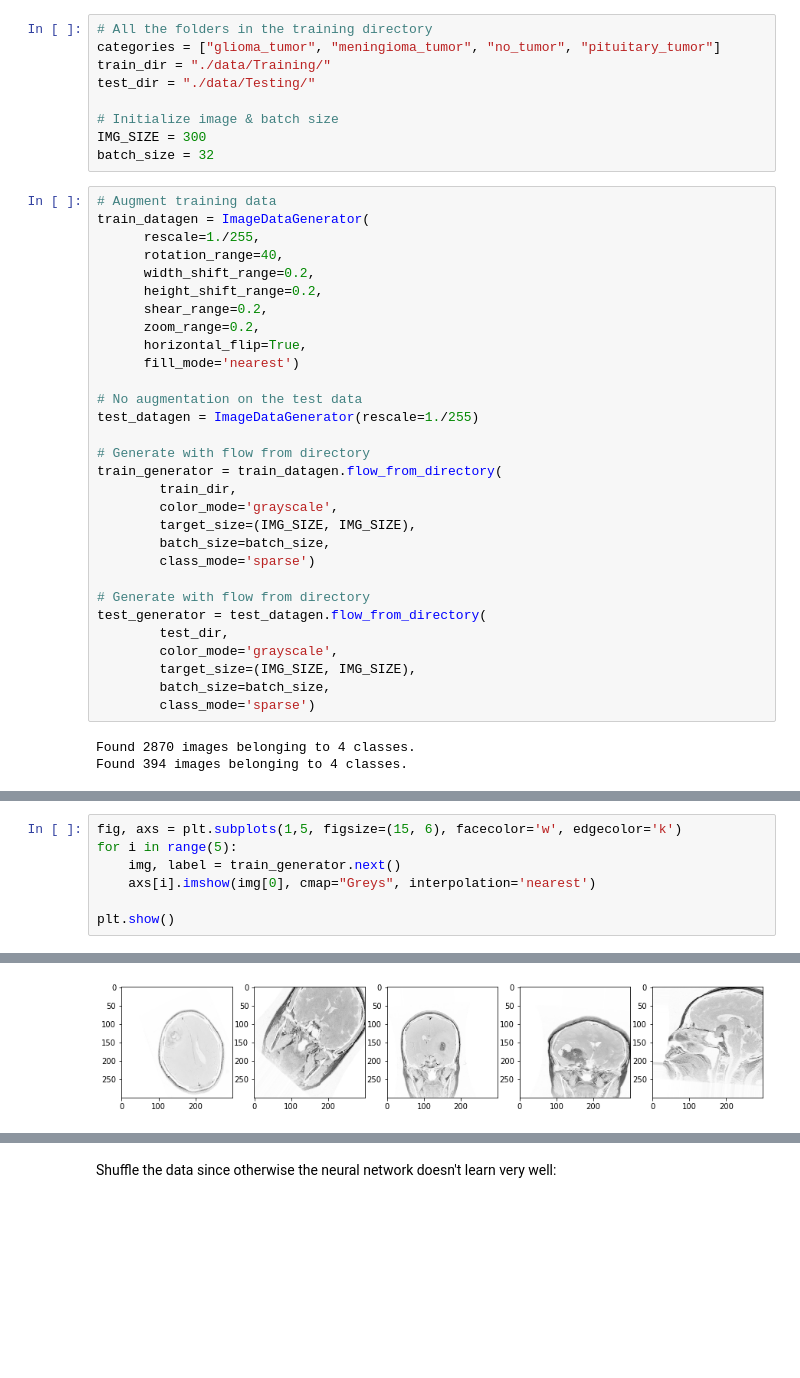
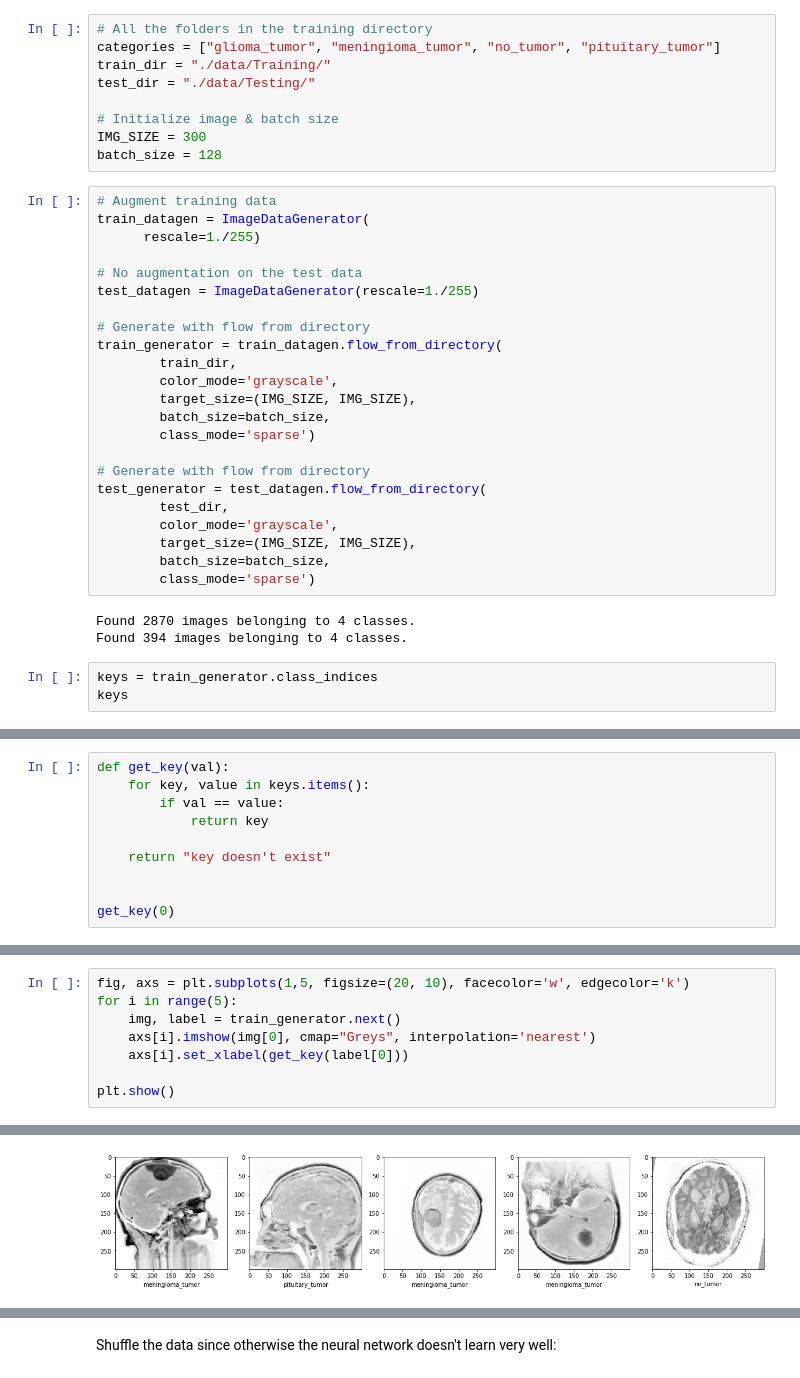
Before and after one commit to Felix-Blom/Brain-Tumor-Detection-Group-Project-DLIP, a Jupyter notebook: Brain Tumor Detection Notebook.ipynb, the cells around one changed output, grey strips where cells are left out. Saved outputs shown, nothing was run; the diff lists cells and outputs as text; blank space fills up the shorter version.

```diff
--- a/Brain Tumor Detection Notebook.ipynb
+++ b/Brain Tumor Detection Notebook.ipynb
@@ -27,18 +47,11 @@ test_dir = "./data/Testing/"
 
 # Initialize image & batch size
 IMG_SIZE = 300
-batch_size = 32
+batch_size = 128
 # %%
 # Augment training data
 train_datagen = ImageDataGenerator(
-      rescale=1./255,
-      rotation_range=40,
-      width_shift_range=0.2,
-      height_shift_range=0.2,
-      shear_range=0.2,
-      zoom_range=0.2,
-      horizontal_flip=True,
-      fill_mode='nearest')
+      rescale=1./255)
 
 # No augmentation on the test data
 test_datagen = ImageDataGenerator(rescale=1./255)
@@ -61,3 +74,6 @@ test_generator = test_datagen.flow_from_directory(
 # %% [output]
 Found 2870 images belonging to 4 classes.
 Found 394 images belonging to 4 classes.
+# %%
+keys = train_generator.class_indices
+keys
@@ -63,0 +82,10 @@ Found 394 images belonging to 4 classes.
+# %%
+def get_key(val):
+    for key, value in keys.items():
+        if val == value:
+            return key
+
+    return "key doesn't exist"
+
+
+get_key(0)
@@ -64,8 +96,9 @@ Found 394 images belonging to 4 classes.
 # %%
-fig, axs = plt.subplots(1,5, figsize=(15, 6), facecolor='w', edgecolor='k')
+fig, axs = plt.subplots(1,5, figsize=(20, 10), facecolor='w', edgecolor='k')
 for i in range(5):
     img, label = train_generator.next()
     axs[i].imshow(img[0], cmap="Greys", interpolation='nearest')
+    axs[i].set_xlabel(get_key(label[0]))
 
 plt.show()
 # %% [output]
@@ -77 +105 @@ plt.show()
-[figure, old version]
+[figure, new version]
```
Also changed, not shown: parts of 16 cells of this notebook.
